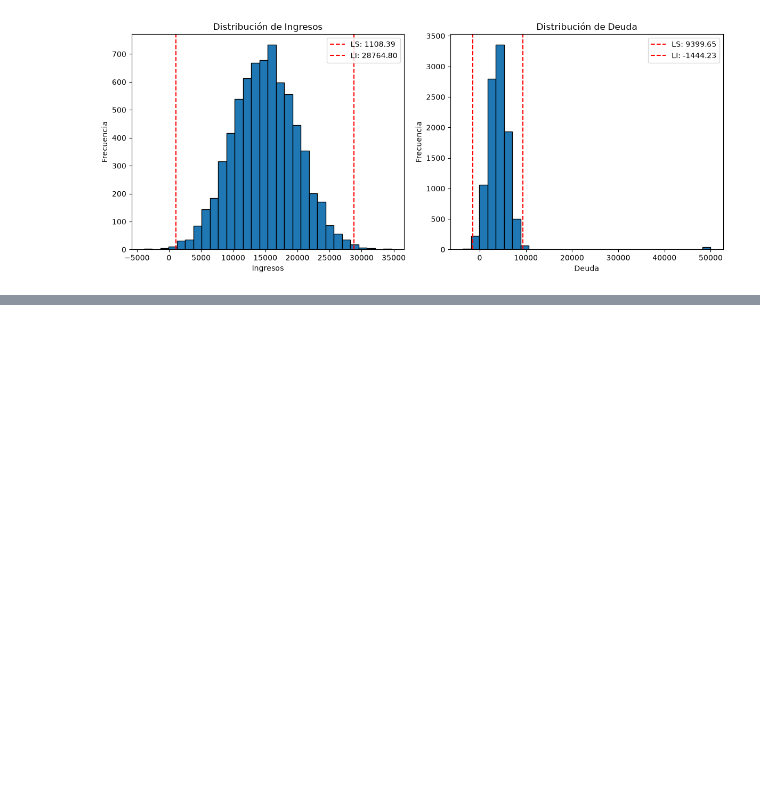
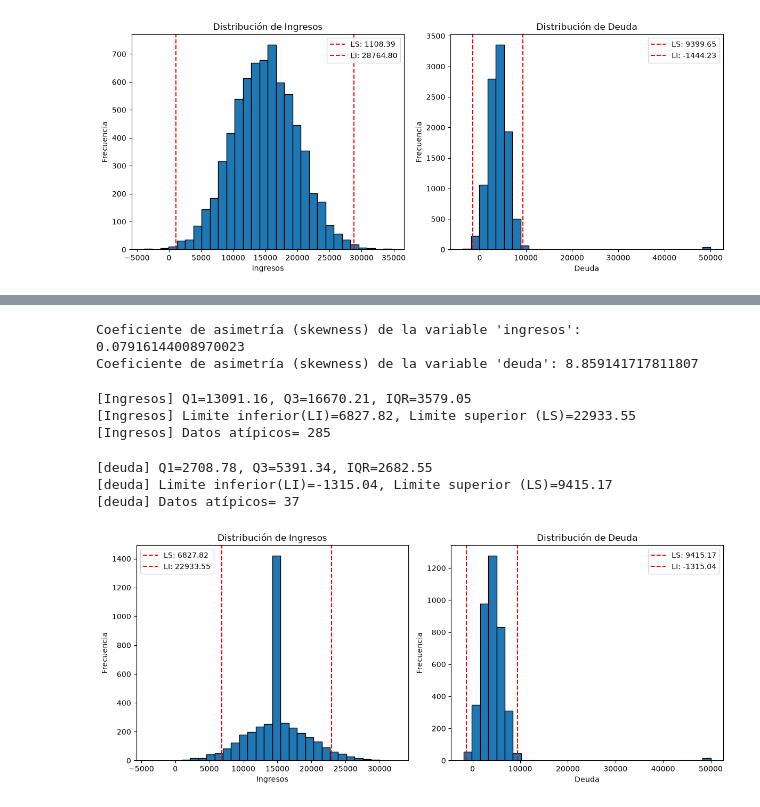
Before and after one commit to pdanielvazquez/limpieza-preprocesamiento-datos-dd-ibero-o26, a Jupyter notebook: limpieza-preprocesamiento.ipynb, the cells around one changed output, grey strips where cells are left out. Saved outputs shown, nothing was run; the diff lists cells and outputs as text; code cells hidden in the pictures; blank space fills up the shorter version.

Commit message:
Tratamiento de los valores nulos y atípicos agregado

```diff
--- a/limpieza-preprocesamiento.ipynb
+++ b/limpieza-preprocesamiento.ipynb
@@ -149,0 +303,4 @@ churn                           1001         10.01
+# %%
+# Eliminar datos nulos de la columna churn
+df_sin_duplicados = df_sin_duplicados.dropna(subset=["churn"])
+df_sin_duplicados
@@ -149,0 +368,5 @@ churn                           1001         10.01
+# %%
+# Sustituyendo los valores nulos de ingreso por Ciudad
+df_sin_duplicados["ingresos"] = df_sin_duplicados["ingresos"].fillna(
+    df_sin_duplicados["ciudad"].map(mediana_ingresos)
+)
@@ -280,0 +571,70 @@ plt.show()
+# %%
+# Evaluación del coeficiente de asimetría (skewness) de la variable 'ingresos' y 'deuda'
+skewness_ingresos_unique_na = df_sin_duplicados['ingresos'].skew()
+skewness_deuda_unique_na = df_sin_duplicados['deuda'].skew()
+print(f"Coeficiente de asimetría (skewness) de la variable 'ingresos': {skewness_ingresos_unique_na}")
+print(f"Coeficiente de asimetría (skewness) de la variable 'deuda': {skewness_deuda_unique_na}")
+# %% [output]
+Coeficiente de asimetría (skewness) de la variable 'ingresos': 0.07916144008970023
+Coeficiente de asimetría (skewness) de la variable 'deuda': 8.859141717811807
+# %%
+# Diagnostico de los datos atípicos (outliers) mediante el método de Rango Intercuartílico (IQR)
+
+# 1. Con respecto a los Ingresos
+Q1_ingresos = df_sin_duplicados['ingresos'].quantile(0.25)
+Q3_ingresos = df_sin_duplicados['ingresos'].quantile(0.75)
+IQR_ingresos = Q3_ingresos - Q1_ingresos
+
+LI_ingresos = Q1_ingresos - 1.75 * IQR_ingresos
+LS_ingresos = Q3_ingresos + 1.75 * IQR_ingresos
+
+outliers_ingresos = ((df_sin_duplicados['ingresos'] < LI_ingresos) | (df_sin_duplicados['ingresos']>LS_ingresos)).sum()
+print(f"[Ingresos] Q1={Q1_ingresos:.2f}, Q3={Q3_ingresos:.2f}, IQR={IQR_ingresos:.2f}")
+print(f"[Ingresos] Limite inferior(LI)={LI_ingresos:.2f}, Limite superior (LS)={LS_ingresos:.2f} ")
+print(f"[Ingresos] Datos atípicos= {outliers_ingresos}")
+# %% [output]
+[Ingresos] Q1=13091.16, Q3=16670.21, IQR=3579.05
+[Ingresos] Limite inferior(LI)=6827.82, Limite superior (LS)=22933.55
+[Ingresos] Datos atípicos= 285
+# %%
+# 2. Con respecto a la Deuda
+Q1_deuda = df_sin_duplicados['deuda'].quantile(0.25)
+Q3_deuda = df_sin_duplicados['deuda'].quantile(0.75)
+IQR_deuda = Q3_deuda - Q1_deuda
+
+LI_deuda = Q1_deuda - 1.5 * IQR_deuda
+LS_deuda = Q3_deuda + 1.5 * IQR_deuda
+
+outliers_deuda = ((df_sin_duplicados['deuda'] < LI_deuda) | (df_sin_duplicados['deuda']>LS_deuda)).sum()
+print(f"[deuda] Q1={Q1_deuda:.2f}, Q3={Q3_deuda:.2f}, IQR={IQR_deuda:.2f}")
+print(f"[deuda] Limite inferior(LI)={LI_deuda:.2f}, Limite superior (LS)={LS_deuda:.2f} ")
+print(f"[deuda] Datos atípicos= {outliers_deuda}")
+# %% [output]
+[deuda] Q1=2708.78, Q3=5391.34, IQR=2682.55
+[deuda] Limite inferior(LI)=-1315.04, Limite superior (LS)=9415.17
+[deuda] Datos atípicos= 37
+# %%
+# Grafica de distribución de ingresos (subplot-1) y deuda (subplot-2) de tipo histograma con limites de outliers
+plt.figure(figsize=(12, 5))
+plt.subplot(1, 2, 1)
+plt.hist(df_sin_duplicados['ingresos'], bins=30, edgecolor='black')
+plt.xlabel('Ingresos')
+plt.ylabel('Frecuencia')
+plt.title('Distribución de Ingresos')
+plt.axvline(LI_ingresos, color='r', linestyle='--', label=f'LS: {LI_ingresos:.2f}')
+plt.axvline(LS_ingresos, color='r', linestyle='--', label=f'LI: {LS_ingresos:.2f}')
+plt.legend()
+
+plt.subplot(1, 2, 2)
+plt.hist(df_sin_duplicados['deuda'], bins=30, edgecolor='black')
+plt.xlabel('Deuda')
+plt.ylabel('Frecuencia')
+plt.title('Distribución de Deuda')
+plt.axvline(LS_deuda, color='r', linestyle='--', label=f'LS: {LS_deuda:.2f}')
+plt.axvline(LI_deuda, color='r', linestyle='--', label=f'LI: {LI_deuda:.2f}')
+plt.legend()
+
+plt.tight_layout()
+plt.show()
+# %% [output]
+[figure, added]
```
Also changed, not shown: parts of 38 cells of this notebook, 1 other file.
